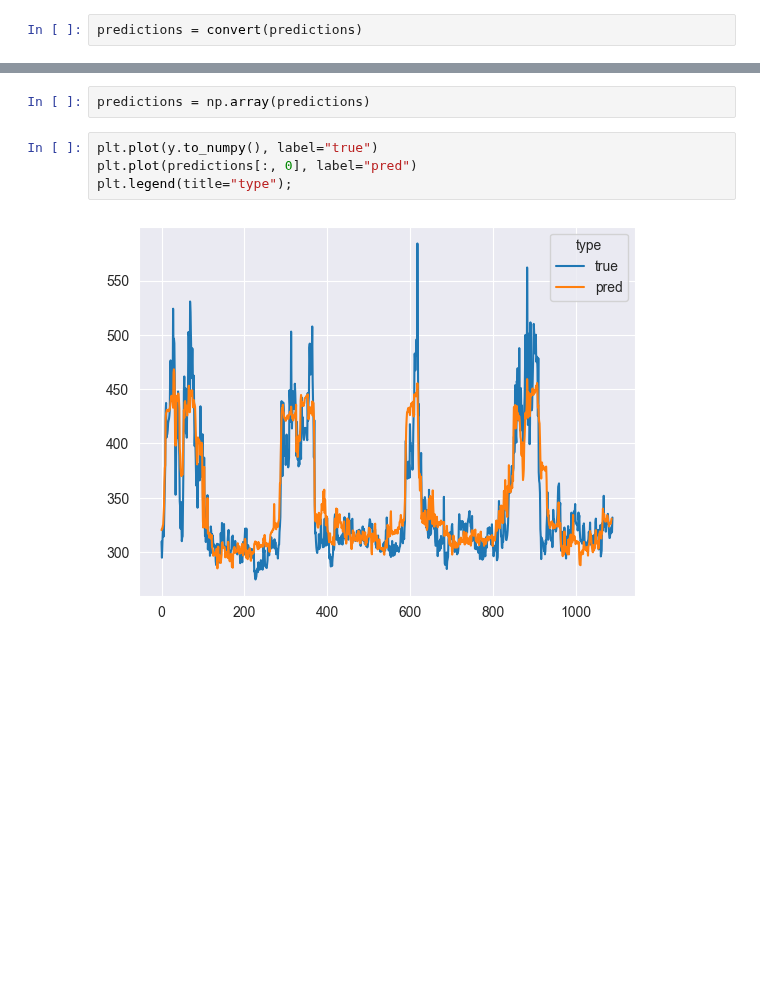
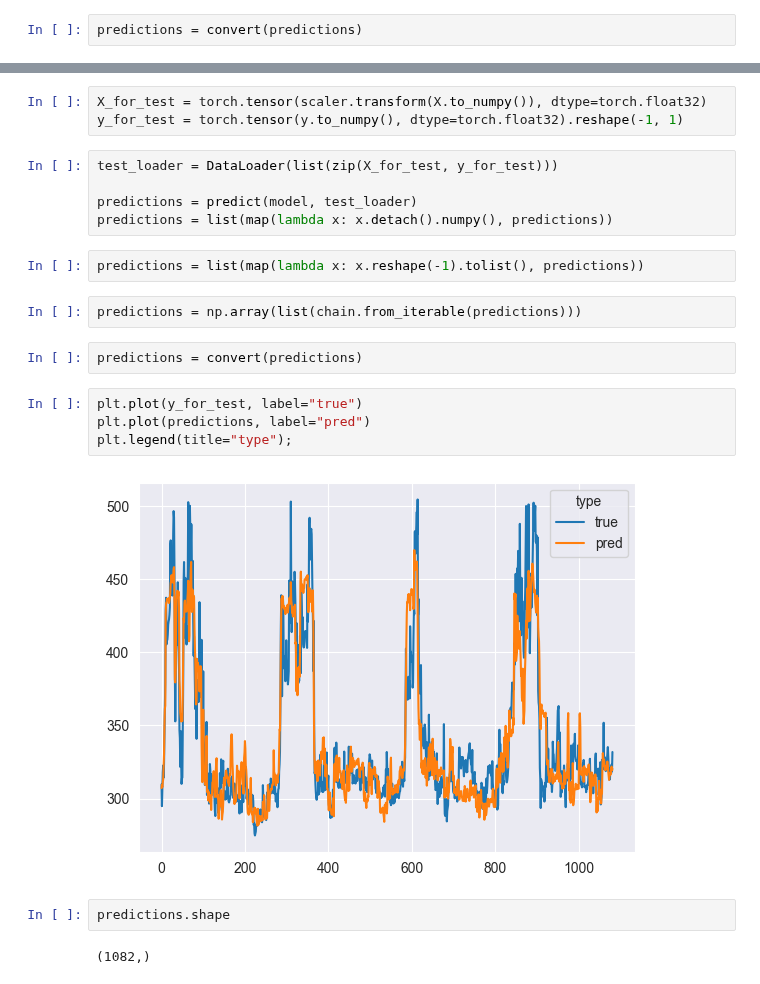
Before and after one commit to llitone/fuel-consumption-prediction, a Jupyter notebook: predictions/nn_fuelTA130.ipynb, the cells around one changed output, grey strips where cells are left out. Saved outputs shown, nothing was run; the diff lists cells and outputs as text; blank space fills up the shorter version.

```diff
--- a/predictions/nn_fuelTA130.ipynb
+++ b/predictions/nn_fuelTA130.ipynb
@@ -303,8 +220,24 @@ r2_score(y_test, predictions)
+# %%
+X_for_test = torch.tensor(scaler.transform(X.to_numpy()), dtype=torch.float32)
+y_for_test = torch.tensor(y.to_numpy(), dtype=torch.float32).reshape(-1, 1)
+# %%
+test_loader = DataLoader(list(zip(X_for_test, y_for_test)))
+
+predictions = predict(model, test_loader)
+predictions = list(map(lambda x: x.detach().numpy(), predictions))
+# %%
+predictions = list(map(lambda x: x.reshape(-1).tolist(), predictions))
 # %%
-predictions = np.array(predictions)
+predictions = np.array(list(chain.from_iterable(predictions)))
+# %%
+predictions = convert(predictions)
 # %%
-plt.plot(y.to_numpy(), label="true")
-plt.plot(predictions[:, 0], label="pred")
+plt.plot(y_for_test, label="true")
+plt.plot(predictions, label="pred")
 plt.legend(title="type");
 # %% [output]
-[figure, old version]
+[figure, new version]
+# %%
+predictions.shape
+# %% [output]
+(1082,)
```
Also changed, not shown: parts of 38 cells of this notebook, 1 other file.
